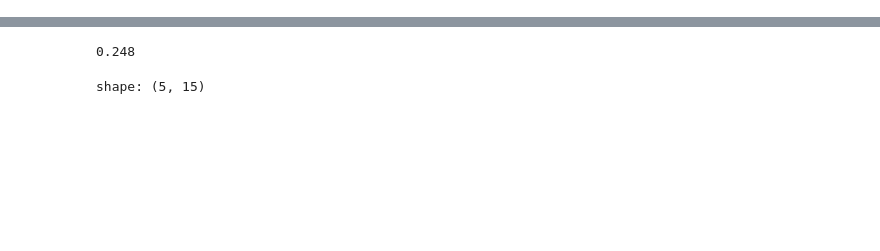
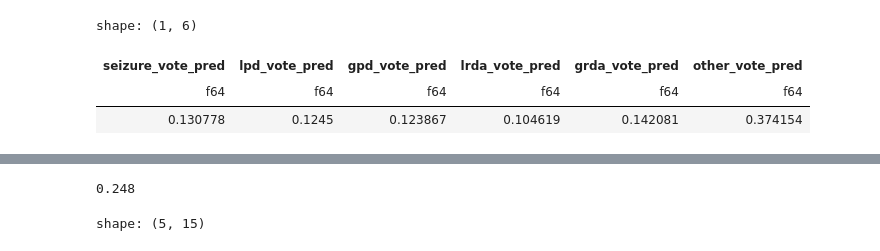
Before and after one commit to mohsinkhn/hms_brain_activity, a Jupyter notebook: debug.ipynb, the cells around one changed output, grey strips where cells are left out. Cells and saved outputs as stored; diff of their text form; code cells hidden in the pictures; blank space fills up the shorter version.

```diff
--- a/debug.ipynb
+++ b/debug.ipynb
@@ -57,0 +119,7 @@ print(get_comp_score(df5.filter(pl.col("num_votes") > 3)))
+# %%
+df2.select([f"{target}_pred" for target in TARGET_COLS]).mean()
+# %% [output]
+shape: (1, 6)
+| seizure_vote_pred | lpd_vote_pred | gpd_vote_pred | lrda_vote_pred | grda_vote_pred | other_vote_pred |
+| f64 | f64 | f64 | f64 | f64 | f64 |
+| 0.130778 | 0.1245 | 0.123867 | 0.104619 | 0.142081 | 0.374154 |
```
Also changed, not shown: parts of 8 cells of this notebook, 9 other files.
